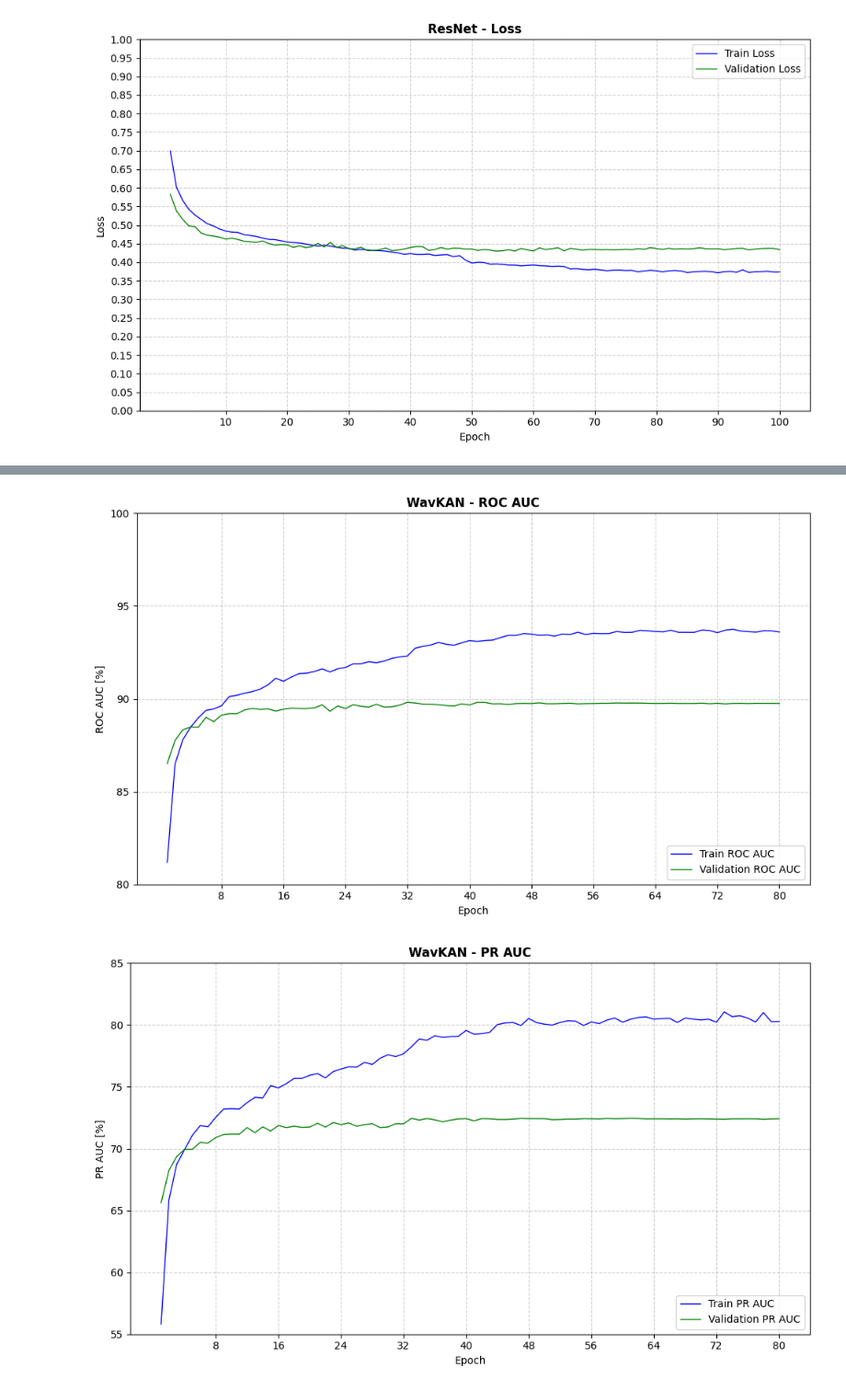
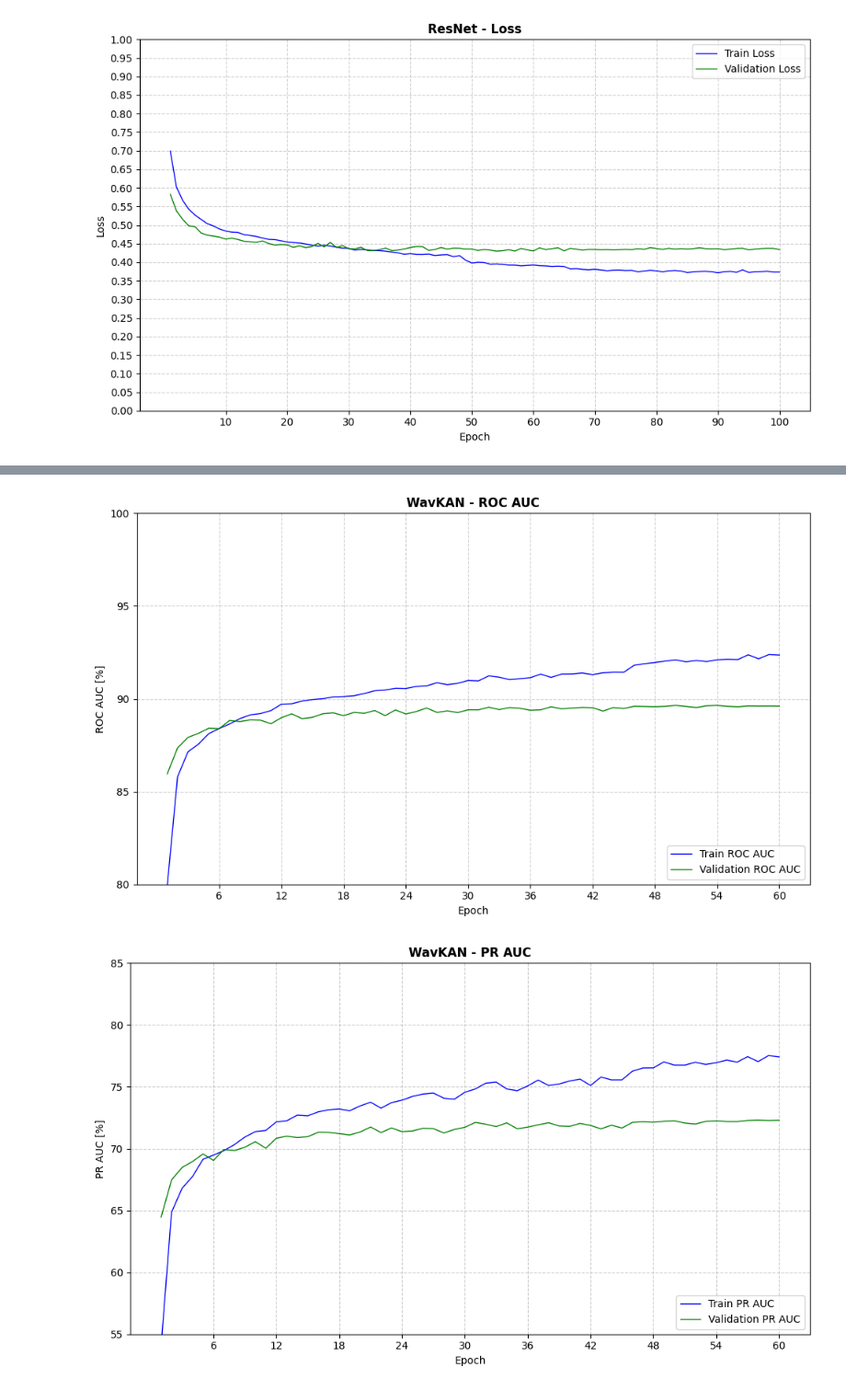
Before and after one commit to JestemPawlem/ECG-Deep-Learning, a Jupyter notebook: experiments/testing_models.ipynb, the cells around one changed output, grey strips where cells are left out. Shown at 92% size. Saved outputs shown, nothing was run; the diff lists cells and outputs as text; code cells hidden in the pictures.

```diff
--- a/experiments/testing_models.ipynb
+++ b/experiments/testing_models.ipynb
@@ -213,14 +211,14 @@ Experiment ResNet completed.
 run_experiment(
     model_class=WavKAN,
     model_name='WavKAN',
-    epochs=80,
+    epochs=60,
     batch_size=128,
     lr=0.001,
     model_kwargs={
         'num_classes': 4,
         'input_channels': 12,
         'input_length': 1000,
-        'wavelet_features': 128,
+        'wavelet_features': 64,
         'kernel_size': 61,
         'pool_size': 8,
         'fc_hidden': [128, 64],
@@ -245,5 +243,5 @@ Epoch 04/80:
         Test F1-Score: 67.44%
 
 Experiment WavKAN completed.
-[figure, old version]
+[figure, new version]
-[figure, old version]
+[figure, new version]
```
Also changed, not shown: parts of 4 cells of this notebook, 19 other files.
